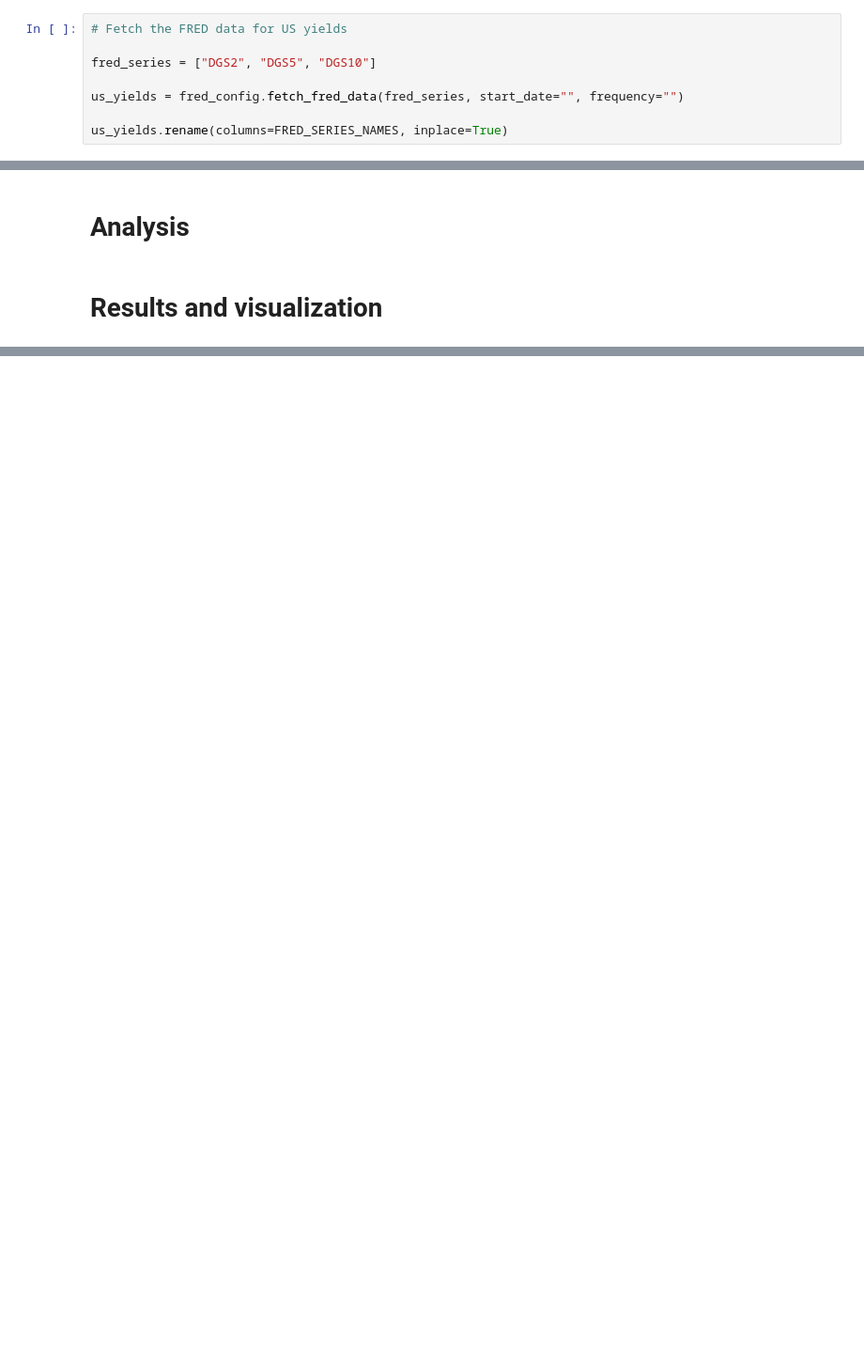
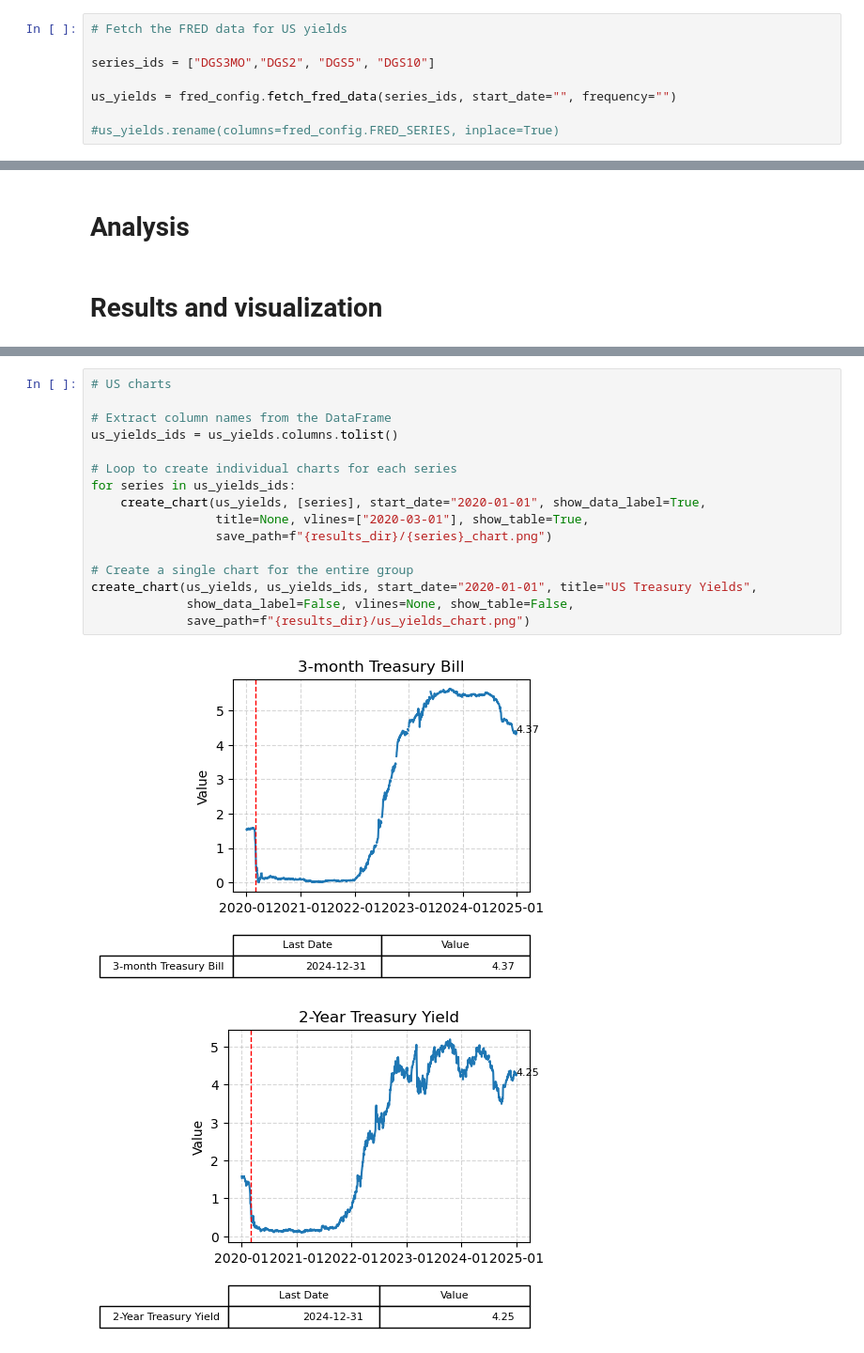
Before and after one commit to jketches/fred_data_project, a Jupyter notebook: notebooks/Fred_data.ipynb, the cells around one changed output, grey strips where cells are left out. Shown at 94% size. Cells and saved outputs as stored; diff of their text form; blank space fills up the shorter version.

Commit message:
fred and chart config files

```diff
--- a/notebooks/Fred_data.ipynb
+++ b/notebooks/Fred_data.ipynb
@@ -67,8 +62,8 @@ import fred_config
 # %%
 # Fetch the FRED data for US yields
 
-fred_series = ["DGS2", "DGS5", "DGS10"]
+series_ids = ["DGS3MO","DGS2", "DGS5", "DGS10"]
 
-us_yields = fred_config.fetch_fred_data(fred_series, start_date="", frequency="")
+us_yields = fred_config.fetch_fred_data(series_ids, start_date="", frequency="")
 
-us_yields.rename(columns=FRED_SERIES_NAMES, inplace=True)
+#us_yields.rename(columns=fred_config.FRED_SERIES, inplace=True)
@@ -115,0 +89,19 @@ Plot saved at: /data/data/com.termux/files/home/projects/fred_data_project/resul
+# %%
+# US charts
+
+# Extract column names from the DataFrame
+us_yields_ids = us_yields.columns.tolist()
+
+# Loop to create individual charts for each series
+for series in us_yields_ids:
+    create_chart(us_yields, [series], start_date="2020-01-01", show_data_label=True,
+                 title=None, vlines=["2020-03-01"], show_table=True,
+                 save_path=f"{results_dir}/{series}_chart.png")
+
+# Create a single chart for the entire group
+create_chart(us_yields, us_yields_ids, start_date="2020-01-01", title="US Treasury Yields",
+             show_data_label=False, vlines=None, show_table=False,
+             save_path=f"{results_dir}/us_yields_chart.png")
+# %% [output]
+[figure, added]
+[figure, added]
```
Also changed, not shown: parts of 7 cells of this notebook, 1 other file.
